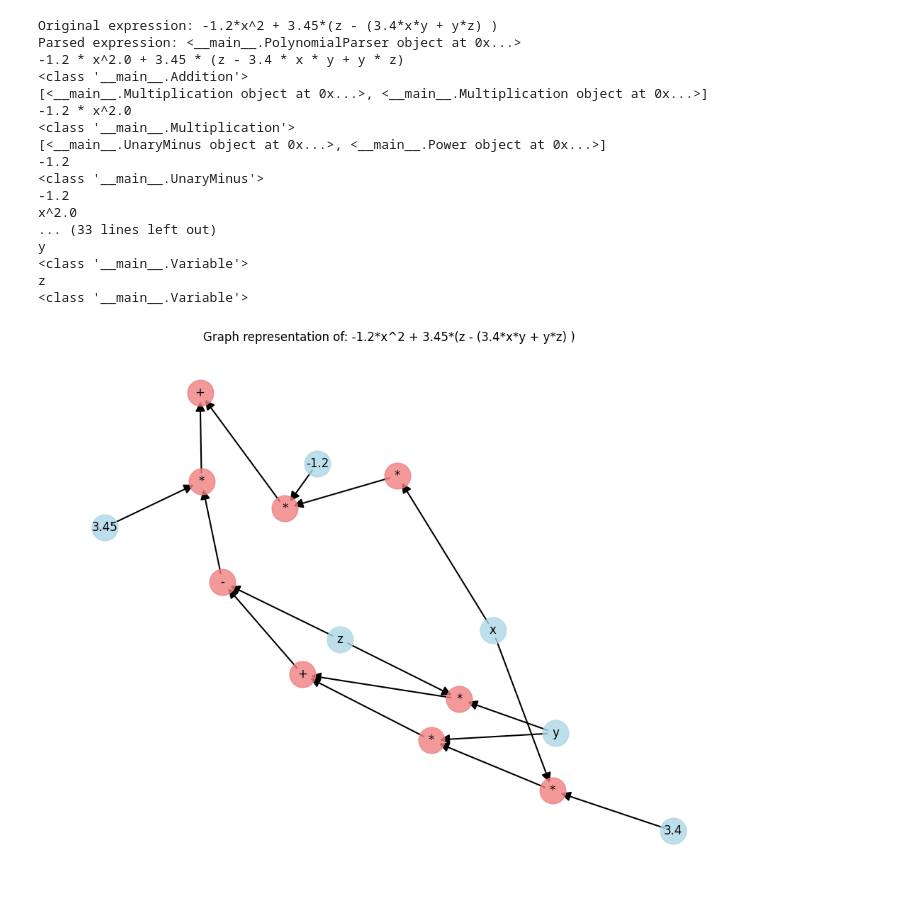
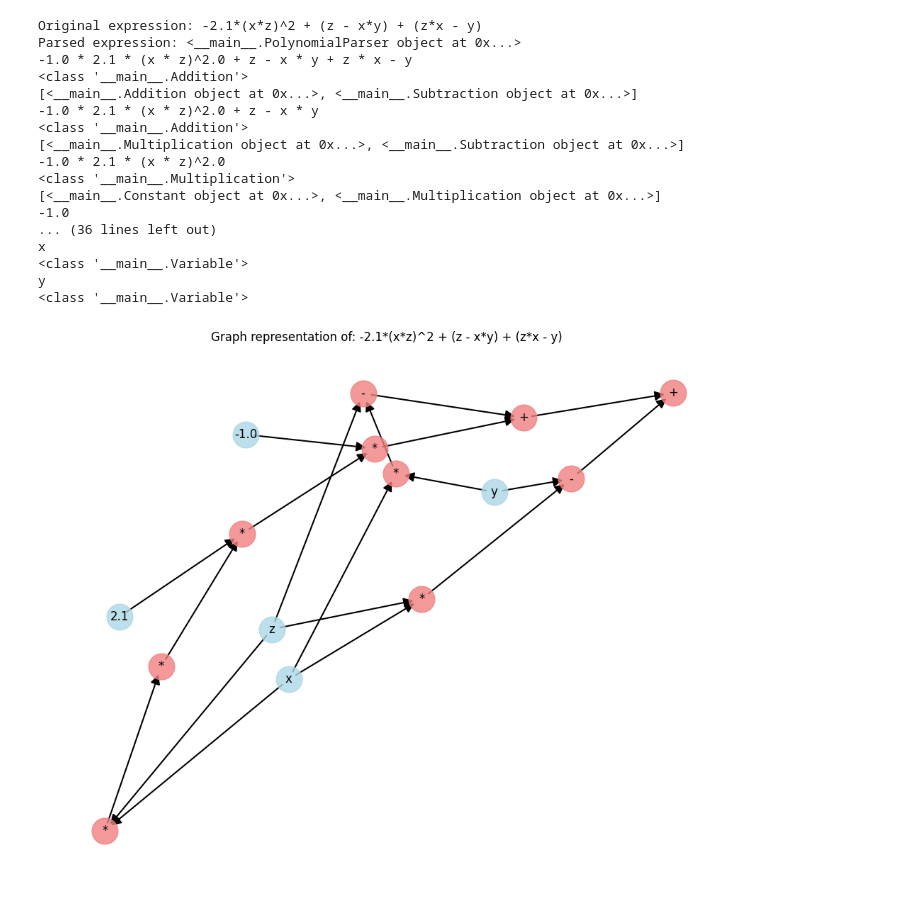
Before and after one commit to PabloABakker/BAP, a Jupyter notebook: Hardware/NewParserTest.ipynb, the cells around one changed output. Cells and saved outputs as stored; diff of their text form; code cells hidden in the pictures.

```diff
--- a/Hardware/NewParserTest.ipynb
+++ b/Hardware/NewParserTest.ipynb
@@ -134,7 +134,11 @@ class PolynomialParser:
         return self.expr[self.pos]
 
     def _parse_expression(self):
-        left = self._parse_term()
+        if self._current_char() == '-':
+            self.pos += 1
+            left = Multiplication(Constant(-1.0), self._parse_term())
+        else:
+            left = self._parse_term()
 
         while self._current_char() in ('+', '-'):
             op = self._current_char()
@@ -201,7 +205,6 @@ class PolynomialParser:
 
 
     def _parse_number(self):
-        """Parse a number"""
         start_pos = self.pos
 
         while self._current_char().isdigit() or self._current_char() == '.':
@@ -380,7 +383,7 @@ def process_expression(expr, graph, node_id, parent_id=None, top_level=False, ex
             graph.add_edge(curr_id, parent_id)
 
         # Process the term inside the unary minus
-        node_id, term_id = process_expression(expr.term, graph, node_id, curr_id, top_level=False, expr_to_id=expr_to_id)
+        node_id, term_id = process_expression(expr.value, graph, node_id, curr_id, top_level=False, expr_to_id=expr_to_id)
 
         return node_id, curr_id
 
@@ -493,6 +496,7 @@ import matplotlib.pyplot as plt
 
 # Parse a polynomial expression
 expr_str = "-1.2*x^2 + 3.45*(z - (3.4*x*y + y*z) )"
+expr_str = "-2.1*(x*z)^2 + (z - x*y) + (z*x - y) "
 poly = PolynomialParser(expr_str)
 print(f"Original expression: {expr_str}")
 print(f"Parsed expression: {poly}")
@@ -507,43 +511,43 @@ pos = nx.spring_layout(G)
 
 plt.figure(figsize=(10, 8))
 
 # Draw operation nodes as red circles
 operation_nodes = [n for n, d in G.nodes(data=True) if d.get('type') == 'operation']
 nx.draw_networkx_nodes(G, pos, nodelist=operation_nodes, node_color='lightcoral',
                         node_size=700, alpha=0.8)
 
 # Draw value nodes as blue circles
 value_nodes = [n for n, d in G.nodes(data=True) if d.get('type') == 'value']
 nx.draw_networkx_nodes(G, pos, nodelist=value_nodes, node_color='lightblue',
                         node_size=700, alpha=0.8)
 
 # Draw edges
 nx.draw_networkx_edges(G, pos, arrows=True, arrowsize=20, width=1.5)
 
 # Add labels
 labels = {n: d['label'] for n, d in G.nodes(data=True)}
 nx.draw_networkx_labels(G, pos, labels=labels, font_size=12, font_family='sans-serif')
 
 plt.title(f"Graph representation of: {expr_str}")
 plt.axis('off')
 plt.tight_layout()
 plt.show()
 # %% [output]
-Original expression: -1.2*x^2 + 3.45*(z - (3.4*x*y + y*z) )
+Original expression: -2.1*(x*z)^2 + (z - x*y) + (z*x - y)
 Parsed expression: <__main__.PolynomialParser object at 0x...>
--1.2 * x^2.0 + 3.45 * (z - 3.4 * x * y + y * z)
+-1.0 * 2.1 * (x * z)^2.0 + z - x * y + z * x - y
 <class '__main__.Addition'>
-[<__main__.Multiplication object at 0x...>, <__main__.Multiplication object at 0x...>]
--1.2 * x^2.0
+[<__main__.Addition object at 0x...>, <__main__.Subtraction object at 0x...>]
+-1.0 * 2.1 * (x * z)^2.0 + z - x * y
+<class '__main__.Addition'>
+[<__main__.Multiplication object at 0x...>, <__main__.Subtraction object at 0x...>]
+-1.0 * 2.1 * (x * z)^2.0
 <class '__main__.Multiplication'>
-[<__main__.UnaryMinus object at 0x...>, <__main__.Power object at 0x...>]
--1.2
-<class '__main__.UnaryMinus'>
--1.2
-x^2.0
-... (33 lines left out)
+[<__main__.Constant object at 0x...>, <__main__.Multiplication object at 0x...>]
+-1.0
+... (36 lines left out)
+x
+<class '__main__.Variable'>
 y
 <class '__main__.Variable'>
-z
-<class '__main__.Variable'>
-[figure, old version]
+[figure, new version]
```
